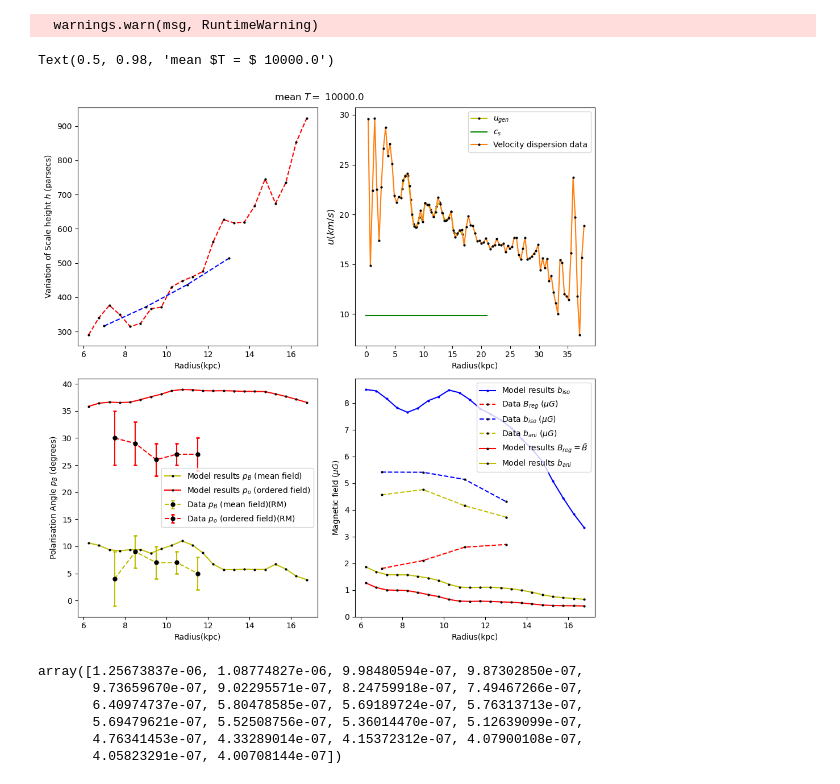
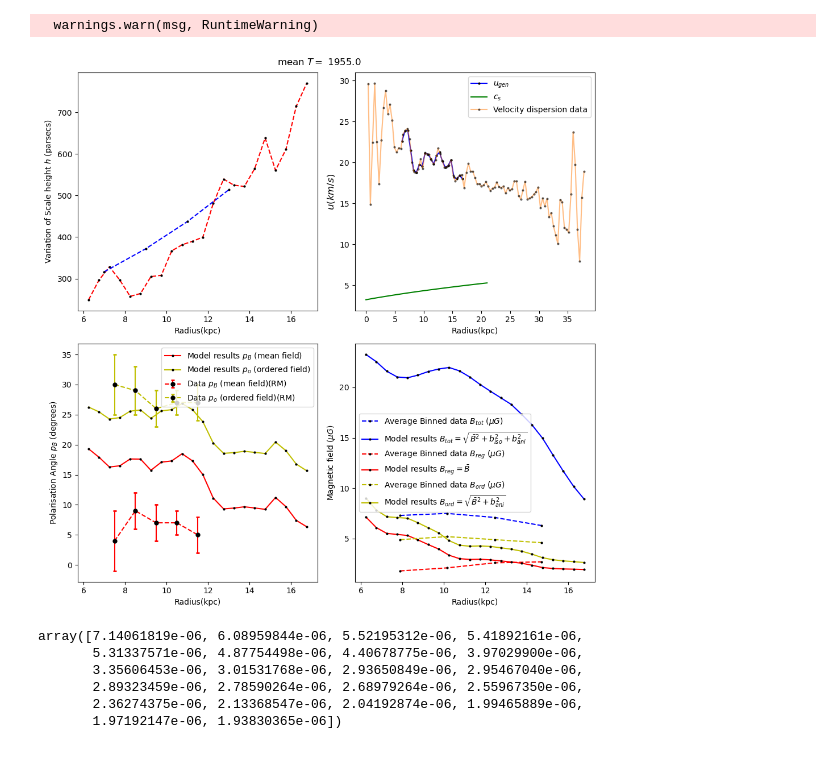
Before and after one commit to Rnazx/MSc.-Thesis, a Jupyter notebook: numerical_calc_exp.ipynb, the cells around one changed output. Cells and saved outputs as stored; diff of their text form; code cells hidden in the pictures.

Commit message:
set u=3sigma

```diff
--- a/numerical_calc_exp.ipynb
+++ b/numerical_calc_exp.ipynb
@@ -98,7 +98,7 @@ def exp_analytical_data(express, ca, rk, data_pass):
 # %%
 Myr = 1e+6*(365*24*60*60)
 Uo = 0*kms
-f = 3.0
+f = 7
 rho = sigma/(2*h)
 n = rho/((14/11)*mh)
 taue = simplify(l/u)
@@ -179,10 +179,10 @@ T_u = (1.67e-24*(14/11)*(dat_u**2))/(1.3807e-16*1.5)
 T_tb = 0.017*kpc_r*1e+4
 # %%
 z = 5*np.ones(dp)
-t = 1e+4*np.ones(dp)
+t = T_tb#1e+4*np.ones(dp)
 p = 5*np.ones(dp)
 ca = 2
-rk = 1
+rk = 0.3
 data_pass = list(zip(dat_sigmatot, dat_sigma, dat_sigmasfr, dat_q, dat_omega, z, t, p, dat_u))
 h_val = exp_analytical_data(hg, ca, rk, data_pass)
 u_val = exp_analytical_data(u, ca, rk, data_pass)
@@ -226,57 +226,61 @@ ax[i][j].plot(kpc_dat_r, pc_dat_h,c = 'b',linestyle='--',mfc='k',mec='k',markers
 ax[i][j].set_xlabel('Radius(kpc)')
 ax[i][j].set_ylabel(r'Variation of Scale height $h$ (parsecs)')
 
 j = 1
-ax[i][j].plot(kpc_r, u_f/kms,color = 'y', marker='o',mfc='k',mec='k',markersize=m, label = r'$u_{gen}$')
+ax[i][j].plot(kpc_r, u_f/kms,color = 'b', marker='o',mfc='k',mec='k',markersize=m, label = r'$u_{gen}$')
 ax[i][j].plot(exp_analytical_data(cs, ca, rk, data_pass)/kms, color = 'g', linestyle = '-', label = r'$c_s$')
-ax[i][j].plot(kpc_radius, kms_dat_v, marker='o',markersize=m,c='tab:orange',mfc='k',mec='k', label = 'Velocity dispersion data')
+ax[i][j].plot(kpc_radius, kms_dat_v, marker='o',markersize=m,c='tab:orange',mfc='k',mec='k', label = 'Velocity dispersion data', alpha = 0.5)
 ax[i][j].set_xlabel('Radius(kpc)')
 ax[i][j].set_ylabel(r'$u(km/s)$', size='large')
 ax[i][j].legend()
 
 i = 1
-ax[i][j].plot(kpc_r, biso_f*1e+6,c = 'b',linestyle='-', marker='o',markersize=m,label = r'Model results $b_{iso}$')
+G_scal_Bbartot = np.sqrt(biso_f**2 + bani_f**2 + Bbar_f**2)
+G_scal_Bbarreg = Bbar_f
+G_scal_Bbarord = np.sqrt(bani_f**2 + Bbar_f**2)
+ax[i][j].plot(mrange, G_dat_Btot, c = 'b',linestyle='--', marker='o', mfc='k',mec='k',markersize=m,label = 'Average Binned data $B_{tot}$ ($\mu G$)')
+ax[i][j].plot(kpc_r, G_scal_Bbartot*1e+6,c = 'b',linestyle='-', marker='o',mfc='k',mec='k',markersize=m,label = r'Model results $B_{tot}=\sqrt{\bar{B}^2+b_{iso}^2+b_{ani}^2}$')
 
-ax[i][j].plot(kpc_dat_r, G_dat_Breg, c = 'r',linestyle='--', marker='o',mfc='k',mec='k',markersize=m, label = r'Data $B_{reg}$ ($\mu G$)')
-ax[i][j].plot(kpc_dat_r, np.sqrt(G_dat_Btot**2 - G_dat_Bord**2), c = 'b',mfc='k',mec='k',markersize=m,linestyle='--', marker='o', label = r'Data $b_{iso}$ ($\mu G$)')
-ax[i][j].plot(kpc_dat_r, np.sqrt(G_dat_Bord**2 - G_dat_Breg**2), c = 'y',mfc='k',mec='k',markersize=m,linestyle='--', marker='o', label = r'Data $b_{ani}$ ($\mu G$)')
-ax[i][j].plot(kpc_r, Bbar_f*1e+6,c = 'r',linestyle='-', marker='o',mfc='k',mec='k',markersize=m,label = r'Model results $B_{reg} = \bar{B}$')
-ax[i][j].plot(kpc_r, bani_f*1e+6,c = 'y',linestyle='-', marker='o',mfc='k',mec='k',markersize=m,label = r'Model results $b_{ani}$')
+ax[i][j].plot(mrange, G_dat_Breg, c = 'r',linestyle='--', marker='o',mfc='k',mec='k',markersize=m, label = 'Average Binned data $B_{reg}$ ($\mu G$)')
+ax[i][j].plot(kpc_r, G_scal_Bbarreg*1e+6,c = 'r',linestyle='-', marker='o',mfc='k',mec='k',markersize=m,label = r'Model results $B_{reg} = \bar{B}$')
+
+ax[i][j].plot(mrange, G_dat_Bord, c = 'y',linestyle='--', marker='o',mfc='k',mec='k',markersize=m, label = 'Average Binned data $B_{ord}$ ($\mu G$)')
+ax[i][j].plot(kpc_r, G_scal_Bbarord*1e+6,c = 'y',linestyle='-', marker='o',mfc='k',mec='k',markersize=m,label = r'Model results $B_{ord} = \sqrt{\bar{B}^2+b_{ani}^2}$')
+
 ax[i][j].set_xlabel('Radius(kpc)')
 ax[i][j].set_ylabel('Magnetic field ($\mu G$)')
 ax[i][j].legend()
 
 j = 0
 pB = np.arctan(-tanpB_f)
 pbb = np.arctan(tanpb_f)
 pbo = (1/2)*((1+(2*Bbar_f*bani_f*np.cos(pbb-pB))/(bani_f**2+Bbar_f**2))*np.arctan((Bbar_f*np.sin(pB) + bani_f*np.sin(pbb))/((Bbar_f*np.cos(pB)) + bani_f*np.cos(pbb)))
              +(1-(2*Bbar_f*bani_f*np.cos(pbb-pB))/(bani_f**2+Bbar_f**2))*np.arctan((Bbar_f*np.sin(pB) - bani_f*np.sin(pbb))/((Bbar_f*np.cos(pB)) - bani_f*np.cos(pbb))))
 
 #ax[i][j].errorbar(mrange, 180*M_dat_pb/np.pi, yerr = 180*err_M_dat_pb/np.pi, ms=4, mew=2, capsize=2, c = 'b',linestyle='--', marker='o',mfc='k',mec='k', label = r'Data $p_{B}$ (mean field)(M)', alpha = 0.5)
-ax[i][j].errorbar(rmrange, 180*RM_dat_pb/np.pi, yerr = 180*err_RM_dat_pb/np.pi, ms=4, mew=2, capsize=2,c = 'y',linestyle='--', marker='o',mfc='k',mec='k', label = r'Data $p_{B}$ (mean field)(RM)')
-ax[i][j].errorbar(rmrange, 180*RM_dat_po/np.pi, yerr = 180*err_RM_dat_po/np.pi, ms=4, mew=2, capsize=2,c = 'r',linestyle='--', marker='o',mfc='k',mec='k', label = r'Data $p_{o}$ (ordered field)(RM)')
+ax[i][j].errorbar(rmrange, 180*RM_dat_pb/np.pi, yerr = 180*err_RM_dat_pb/np.pi, ms=4, mew=2, capsize=2,c = 'r',linestyle='--', marker='o',mfc='k',mec='k', label = r'Data $p_{B}$ (mean field)(RM)')
+ax[i][j].errorbar(rmrange, 180*RM_dat_po/np.pi, yerr = 180*err_RM_dat_po/np.pi, ms=4, mew=2, capsize=2,c = 'y',linestyle='--', marker='o',mfc='k',mec='k', label = r'Data $p_{o}$ (ordered field)(RM)')
 
-ax[i][j].plot(kpc_r, 180*pB/np.pi,c = 'y',linestyle='-', marker='o',markersize=m,mfc='k',mec='k',label = r'Model results $p_{B}$ (mean field)')
+ax[i][j].plot(kpc_r, 180*pB/np.pi,c = 'r',linestyle='-', marker='o',markersize=m,mfc='k',mec='k',label = r'Model results $p_{B}$ (mean field)')
 #ax[i][j].plot(kpc_r, 180*pbb/np.pi,c = 'r',linestyle='--', marker='o',label = r'Model results $p_{b}$ (anisotropic field)')
-ax[i][j].plot(kpc_r, 180*pbo/np.pi,c = 'r',linestyle='-',mfc='k',markersize=m,mec='k', marker='o',label = r'Model results $p_{o}$ (ordered field)')
+ax[i][j].plot(kpc_r, 180*pbo/np.pi,c = 'y',linestyle='-',mfc='k',markersize=m,mec='k', marker='o',label = r'Model results $p_{o}$ (ordered field)')
 
 ax[i][j].set_xlabel('Radius(kpc)')
 ax[i][j].set_ylabel('Polarisation Angle $p_{B}$ (degrees)')
 ax[i][j].legend()
 fig.suptitle(r'mean $T = $ '+str(t.mean()))
-#plt.savefig('u3sigma_ca_'+str(ca)+'rk_'+str(rk)+ 't_'+str(t.mean())+'z_'+str(z[0])+'psi_'+str(p[0])+'f_'+str(f)+'.png')
+plt.savefig('u3sigma_ca_'+str(ca)+'rk_'+str(rk)+ 't_'+str(t.mean())+'z_'+str(z[0])+'psi_'+str(p[0])+'f_'+str(f)+'.png')
 # %% [output]
-Text(0.5, 0.98, 'mean $T = $ 10000.0')
-[figure, old version]
+[figure, new version]
 # %%
 Bbar_f
 # %% [output]
-array([1.25673837e-06, 1.08774827e-06, 9.98480594e-07, 9.87302850e-07,
-       9.73659670e-07, 9.02295571e-07, 8.24759918e-07, 7.49467266e-07,
-       6.40974737e-07, 5.80478585e-07, 5.69189724e-07, 5.76313713e-07,
-       5.69479621e-07, 5.52508756e-07, 5.36014470e-07, 5.12639099e-07,
-       4.76341453e-07, 4.33289014e-07, 4.15372312e-07, 4.07900108e-07,
-       4.05823291e-07, 4.00708144e-07])
+array([7.14061819e-06, 6.08959844e-06, 5.52195312e-06, 5.41892161e-06,
+       5.31337571e-06, 4.87754498e-06, 4.40678775e-06, 3.97029900e-06,
+       3.35606453e-06, 3.01531768e-06, 2.93650849e-06, 2.95467040e-06,
+       2.89323459e-06, 2.78590264e-06, 2.68979264e-06, 2.55967350e-06,
+       2.36274375e-06, 2.13368547e-06, 2.04192874e-06, 1.99465889e-06,
+       1.97192147e-06, 1.93830365e-06])
 # %%
 kms_sigmaLOS = np.array([17.10, 8.58, 12.94, 17.12, 12.99, 10.03, 13.13, 15.38, 16.60, 14.95, 15.63, 14.50, 12.63, 12.25, 12.57, 12.51, 13.53, 13.79, 13.93, 13.21, 11.56, 10.87, 10.81, 11.06, 11.77, 11.12, 12.21, 12.12, 12.12, 11.70, 11.41, 11.70, 12.54, 12.15, 11.65, 11.18, 11.21, 11.36, 11.72, 10.62, 10.23, 10.47, 10.62, 10.65, 9.76, 10.82, 11.45, 10.92, 10.91, 10.46, 10.01, 10.04, 9.86, 9.94, 10.17, 9.86, 9.55, 9.72, 9.79, 10.15, 9.82, 9.76, 9.86, 9.37, 9.73, 9.58, 9.66, 10.21, 10.21, 9.20, 8.95, 9.59, 10.20, 8.94, 9.01, 9.12, 9.29, 9.46, 9.80, 8.34, 9.01, 8.46, 8.98, 7.70, 7.99, 7.04, 6.43, 5.80, 8.92, 8.76, 6.95, 6.81, 6.60, 9.30, 13.69, 11.38, 6.81, 4.58, 9.05, 10.89])
 arcsec_r = np.array([100.0, 200.0, 300.0, 400.0, 500.0, 600.0, 700.0, 800.0, 900.0, 1000.0, 1100.0, 1200.0, 1300.0, 1400.0, 1500.0, 1600.0, 1700.0, 1800.0, 1900.0, 2000.0, 2100.0, 2200.0, 2300.0, 2400.0, 2500.0, 2600.0, 2700.0, 2800.0, 2900.0, 3000.0, 3100.0, 3200.0, 3300.0, 3400.0, 3500.0, 3600.0, 3700.0, 3800.0, 3900.0, 4000.0, 4100.0, 4200.0, 4300.0, 4400.0, 4500.0, 4600.0, 4700.0, 4800.0, 4900.0, 5000.0, 5100.0, 5200.0, 5300.0, 5400.0, 5500.0, 5600.0, 5700.0, 5800.0, 5900.0, 6000.0, 6100.0, 6200.0, 6300.0, 6400.0, 6500.0, 6600.0, 6700.0, 6800.0, 6900.0, 7000.0, 7100.0, 7200.0, 7300.0, 7400.0, 7500.0, 7600.0, 7700.0, 7800.0, 7900.0, 8000.0, 8100.0, 8200.0, 8300.0, 8400.0, 8500.0, 8600.0, 8700.0, 8800.0, 8900.0, 9000.0, 9100.0, 9200.0, 9300.0, 9400.0, 9500.0, 9600.0, 9700.0, 9800.0, 9900.0, 10000.0])
```
Also changed, not shown: parts of 11 cells of this notebook.
